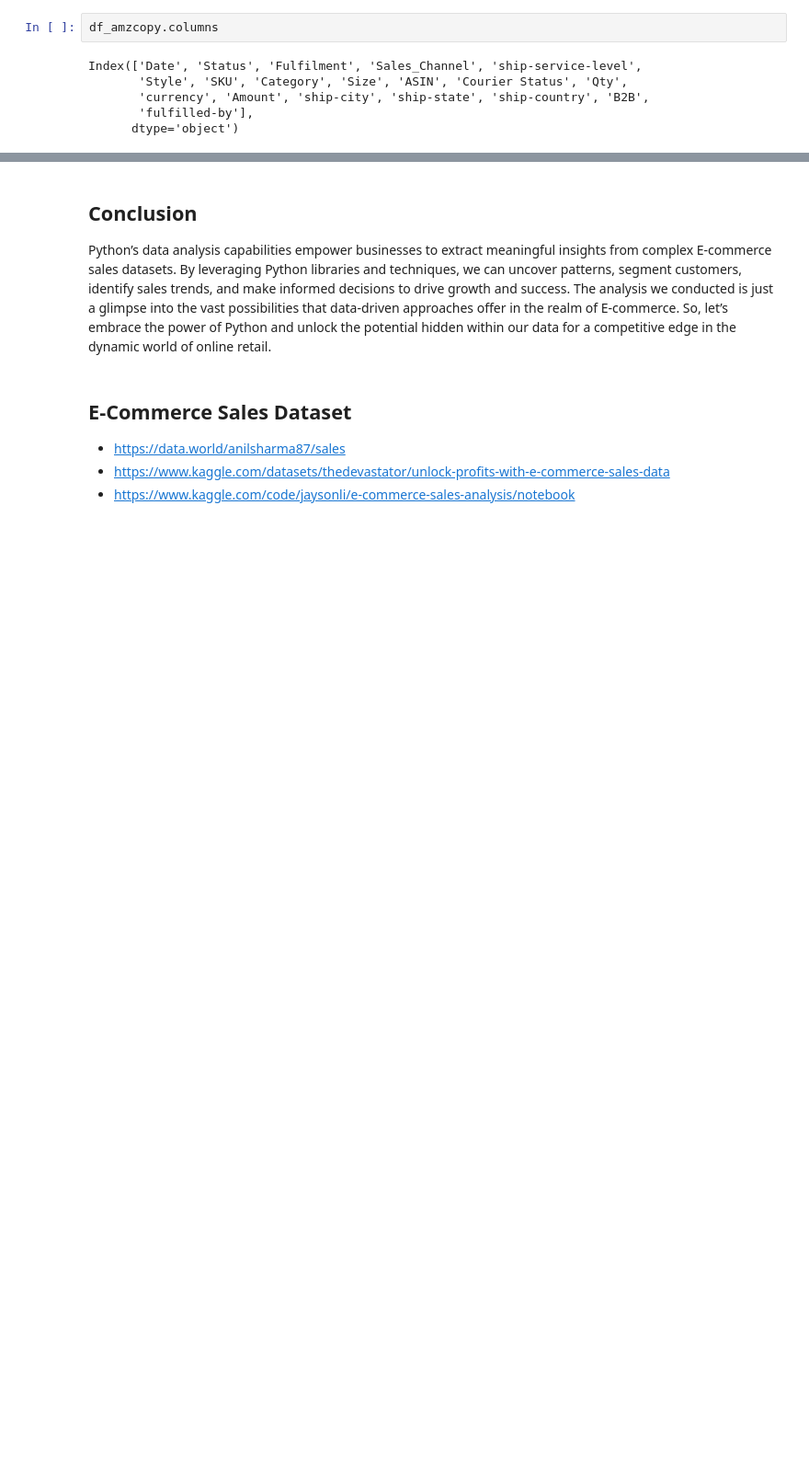
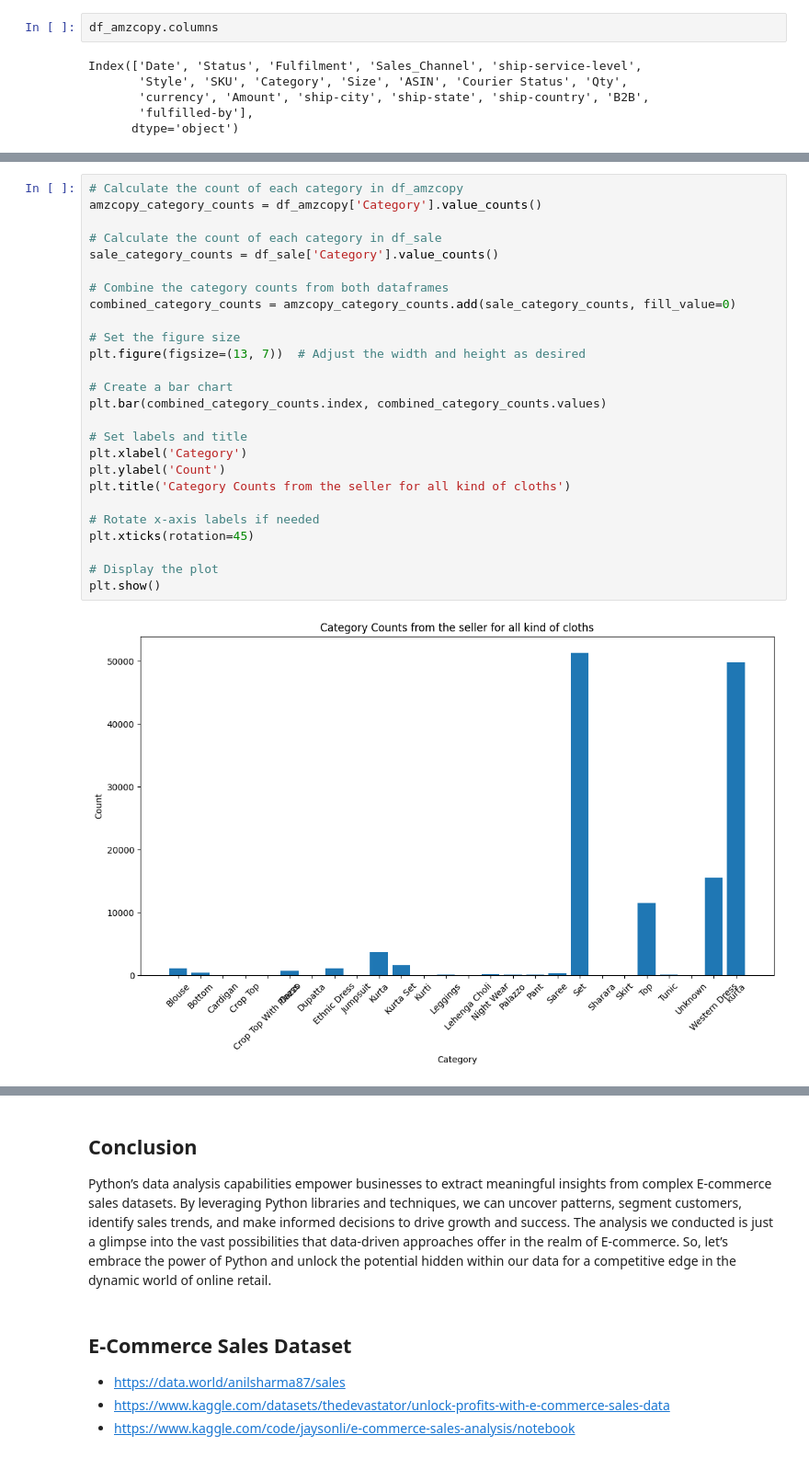
Before and after one commit to arunp77/Data-analysis-projects, a Jupyter notebook: E-commerce/ecommerce-data-analysis.ipynb, the cells around one changed output, grey strips where cells are left out. Shown at 92% size. Saved outputs shown, nothing was run; the diff lists cells and outputs as text; blank space fills up the shorter version.

```diff
--- a/E-commerce/ecommerce-data-analysis.ipynb
+++ b/E-commerce/ecommerce-data-analysis.ipynb
@@ -606,0 +613,28 @@ plt.show()
+# %%
+# Calculate the count of each category in df_amzcopy
+amzcopy_category_counts = df_amzcopy['Category'].value_counts()
+
+# Calculate the count of each category in df_sale
+sale_category_counts = df_sale['Category'].value_counts()
+
+# Combine the category counts from both dataframes
+combined_category_counts = amzcopy_category_counts.add(sale_category_counts, fill_value=0)
+
+# Set the figure size
+plt.figure(figsize=(13, 7))  # Adjust the width and height as desired
+
+# Create a bar chart
+plt.bar(combined_category_counts.index, combined_category_counts.values)
+
+# Set labels and title
+plt.xlabel('Category')
+plt.ylabel('Count')
+plt.title('Category Counts from the seller for all kind of cloths')
+
+# Rotate x-axis labels if needed
+plt.xticks(rotation=45)
+
+# Display the plot
+plt.show()
+# %% [output]
+[figure, added]
```
Also changed, not shown: parts of 6 cells of this notebook.
